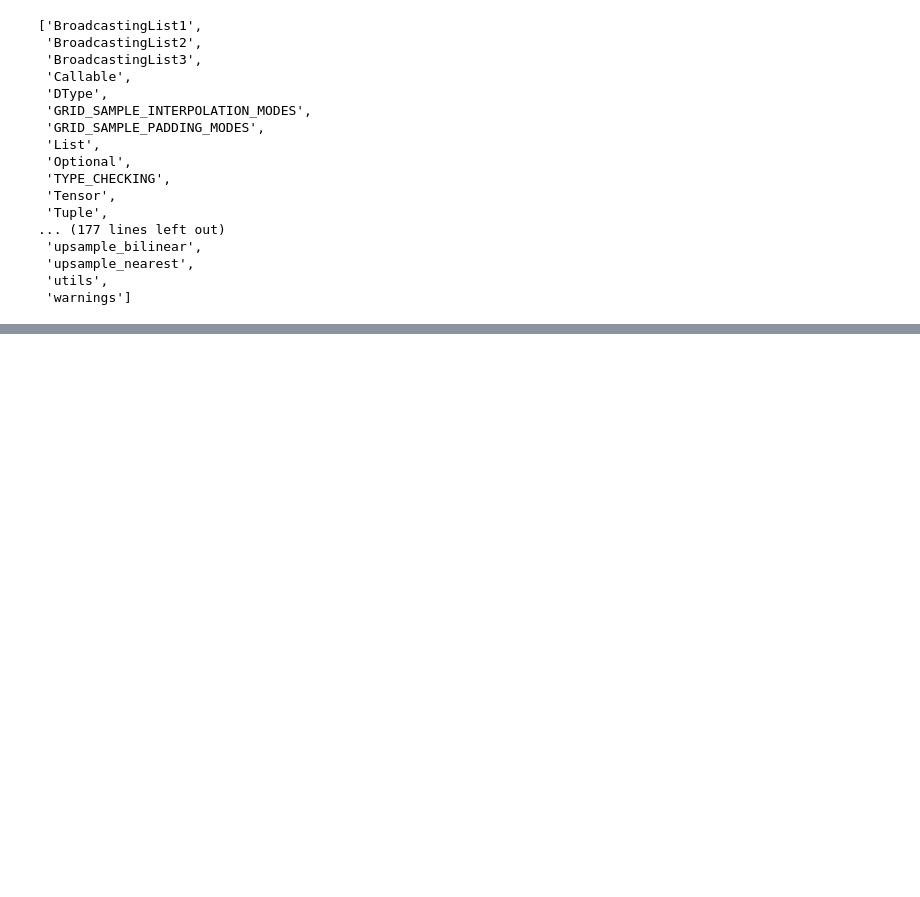
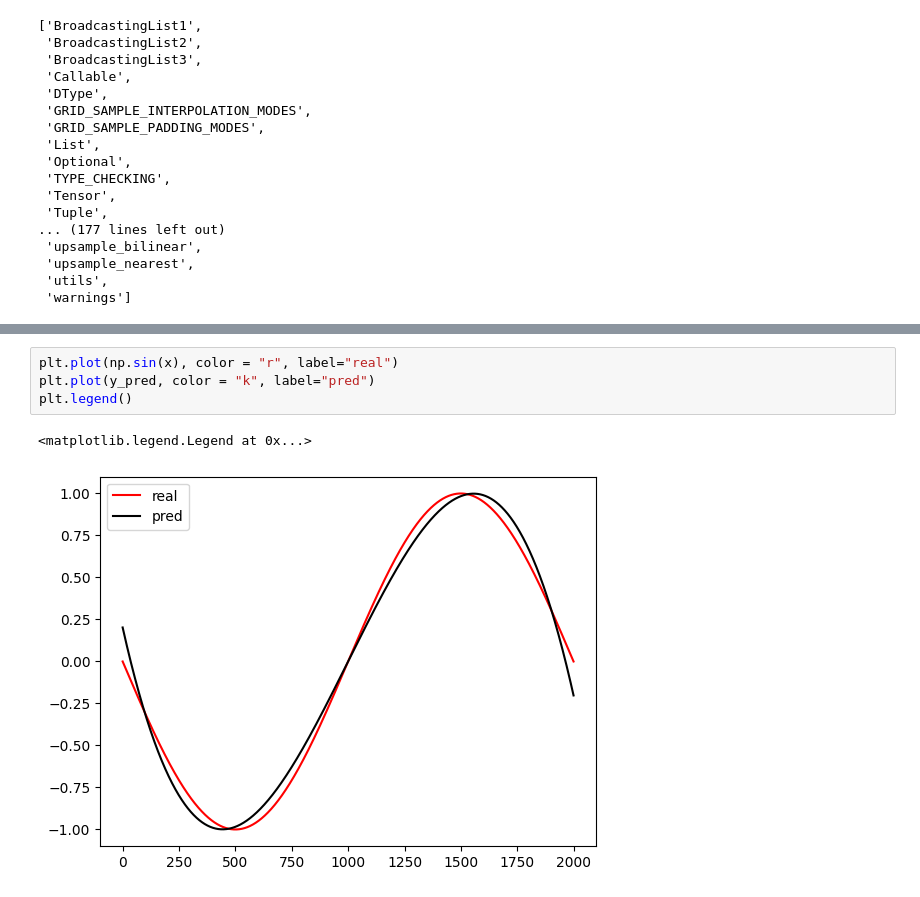
Before and after one commit to abhishekde95/Projects, a Jupyter notebook: DS/pytorch/torch_exploration.ipynb, the cells around one changed output, grey strips where cells are left out. Saved outputs shown, nothing was run; the diff lists cells and outputs as text; blank space fills up the shorter version.

```diff
--- a/DS/pytorch/torch_exploration.ipynb
+++ b/DS/pytorch/torch_exploration.ipynb
@@ -179,0 +331,7 @@ dir(F)
+# %%
+plt.plot(np.sin(x), color = "r", label="real")
+plt.plot(y_pred, color = "k", label="pred")
+plt.legend()
+# %% [output]
+<matplotlib.legend.Legend at 0x...>
+[figure, added]
```
Also changed, not shown: parts of 18 cells of this notebook.
